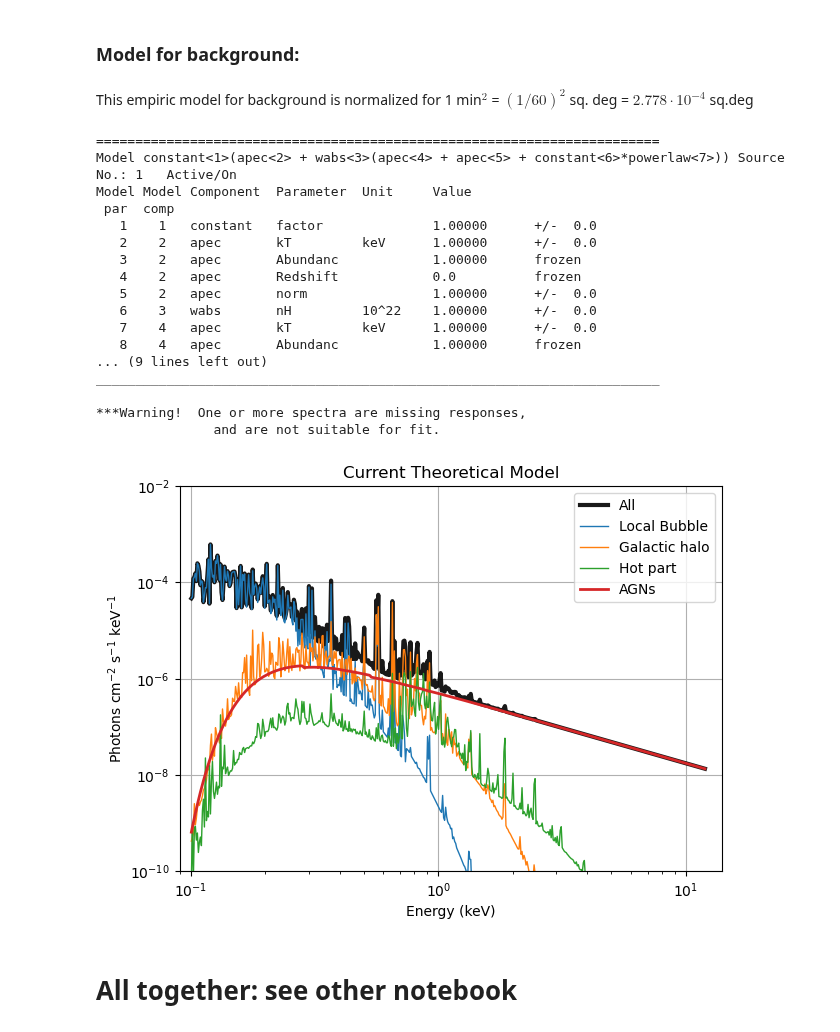
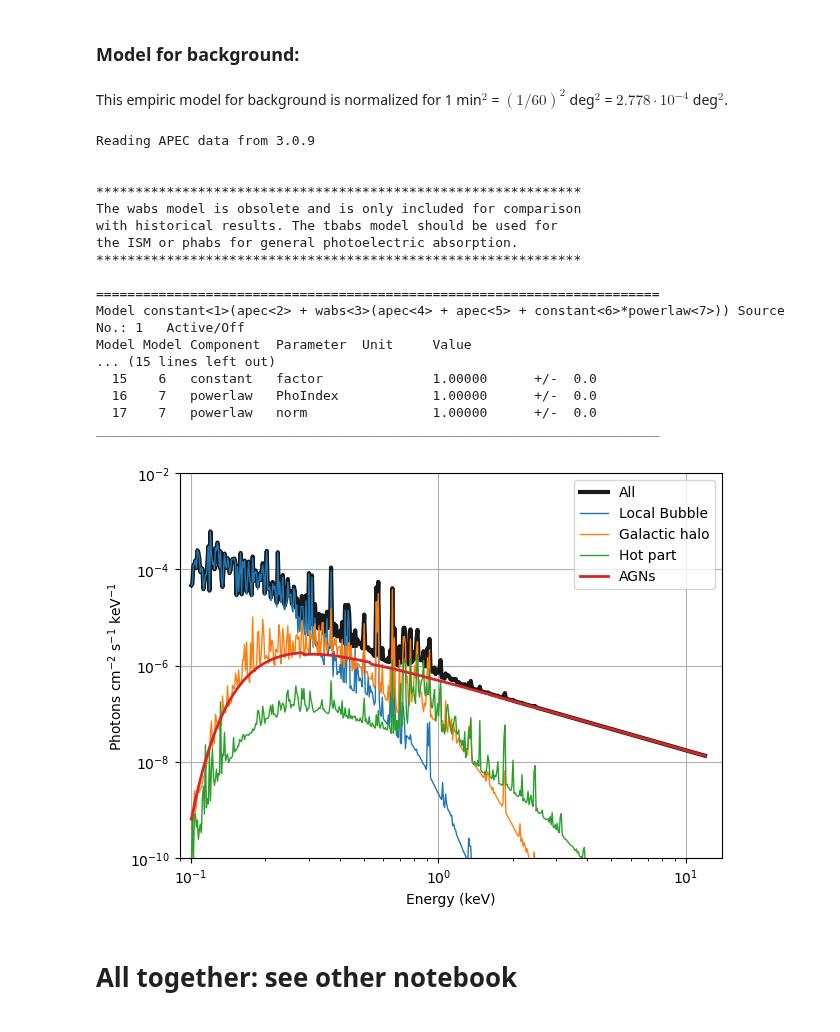
Before and after one commit to pi4imu/magneticum, a Jupyter notebook: spectra_from_photons.ipynb, the cells around one changed output. Saved outputs shown, nothing was run; the diff lists cells and outputs as text; code cells hidden in the pictures.

```diff
--- a/spectra_from_photons.ipynb
+++ b/spectra_from_photons.ipynb
@@ -939,20 +909,27 @@ plt.show()
 # %%
 x.AllModels.clear()
 
-mod = x.Model('phabs*apec+'+bkg_model_name)
+x.Xset.chatter = 0
+
+mod = x.Model('phabs*apec+const*'+bkg_model_name)
 
 zzzzz = current_cluster["z_true"]
 
-mod(4).values = f"{zzzzz}"
 mod(1).values = 0.01
 mod(1).frozen = True
-mod(3).frozen = False
-#mod(3).values = 0.3
+mod(3).frozen = True
+mod(3).values = 0.3
+mod(4).values = f"{zzzzz}"
 
-mod(6).values = 0.1163958126681319
+mod(6).values = np.pi*R_500_rescaled**2/min2_to_deg2 # area of cluster = factor before background
 
-for i in range(7, 23):
+for i in range(7, 24):
     mod(i).frozen = True
 
+for i in range(len(params)):
+    mod(i+7).values = list(params.values())[i]
+
+x.Xset.chatter = 10
+
 mod.show()
 # %% [output]
@@ -1077,27 +1051,27 @@ np.dot(E_i, s_i)/cr
 # %% [markdown]
 ### Model for background:
 # %% [markdown]
-This empiric model for background is normalized for 1 min$^2$ = $(1/60)^2$ sq. deg = $2.778 \cdot 10^{-4}$ sq.deg
+This empiric model for background is normalized for 1 min$^2$ = $(1/60)^2$ deg$^2$ = $2.778 \cdot 10^{-4}$ deg$^2$.
 # %%
 model_bkg = x.Model("constant(apec + wabs*(apec + apec + const*pow))")
 # %% [output]
+Reading APEC data from 3.0.9
+
+
+**************************************************************
+The wabs model is obsolete and is only included for comparison
+with historical results. The tbabs model should be used for
+the ISM or phabs for general photoelectric absorption.
+**************************************************************
+
 ========================================================================
-Model constant<1>(apec<2> + wabs<3>(apec<4> + apec<5> + constant<6>*powerlaw<7>)) Source No.: 1   Active/On
+Model constant<1>(apec<2> + wabs<3>(apec<4> + apec<5> + constant<6>*powerlaw<7>)) Source No.: 1   Active/Off
 Model Model Component  Parameter  Unit     Value
- par  comp
-   1    1   constant   factor              1.00000      +/-  0.0
-   2    2   apec       kT         keV      1.00000      +/-  0.0
-   3    2   apec       Abundanc            1.00000      frozen
-   4    2   apec       Redshift            0.0          frozen
-   5    2   apec       norm                1.00000      +/-  0.0
-   6    3   wabs       nH         10^22    1.00000      +/-  0.0
-   7    4   apec       kT         keV      1.00000      +/-  0.0
-   8    4   apec       Abundanc            1.00000      frozen
-... (9 lines left out)
+... (15 lines left out)
+  15    6   constant   factor              1.00000      +/-  0.0
+  16    7   powerlaw   PhoIndex            1.00000      +/-  0.0
+  17    7   powerlaw   norm                1.00000      +/-  0.0
 ________________________________________________________________________
-
-***Warning!  One or more spectra are missing responses,
-               and are not suitable for fit.
 # %%
 #model_bkg.componentNames
 params = [0.000976562,
@@ -1135,34 +1109,34 @@ x.Plot.xAxis = "keV"
 x.Plot.add = True
 xVals_bkg = x.Plot.x()
 #yVals = x.Plot.y()
 modVals_bkg = x.Plot.model()
 
 y1 = x.Plot.addComp(1)
 y2 = x.Plot.addComp(2)
 y3 = x.Plot.addComp(3)
 y4 = x.Plot.addComp(4)
 
 plt.xlabel(x.Plot.labels()[0])
 plt.ylabel(x.Plot.labels()[1])
-plt.title(x.Plot.labels()[2])
+#plt.title(x.Plot.labels()[2])
 
 plt.plot(xVals_bkg, modVals_bkg, linestyle='-', linewidth=3, label='All', color='black', alpha=0.9)
 
 plt.plot(xVals_bkg, y1, linestyle='-', linewidth=1, label='Local Bubble')#, color='blue')
 plt.plot(xVals_bkg, y2, linestyle='-', linewidth=1, label='Galactic halo')
 plt.plot(xVals_bkg, y3, linestyle='-', linewidth=1, label='Hot part')
 plt.plot(xVals_bkg, y4, linestyle='-', linewidth=2, label='AGNs')
 
 plt.xscale('log')
 plt.yscale('log')
 plt.xlim(0.09, 14.)
 plt.ylim(10**(-10), 10**(-2))
 
 plt.grid()
 plt.legend()
 
 plt.show()
 # %% [output]
-[figure, old version]
+[figure, new version]
 # %% [markdown]
 # All together: see other notebook
```
Also changed, not shown: parts of 40 cells of this notebook, 15 other files.
